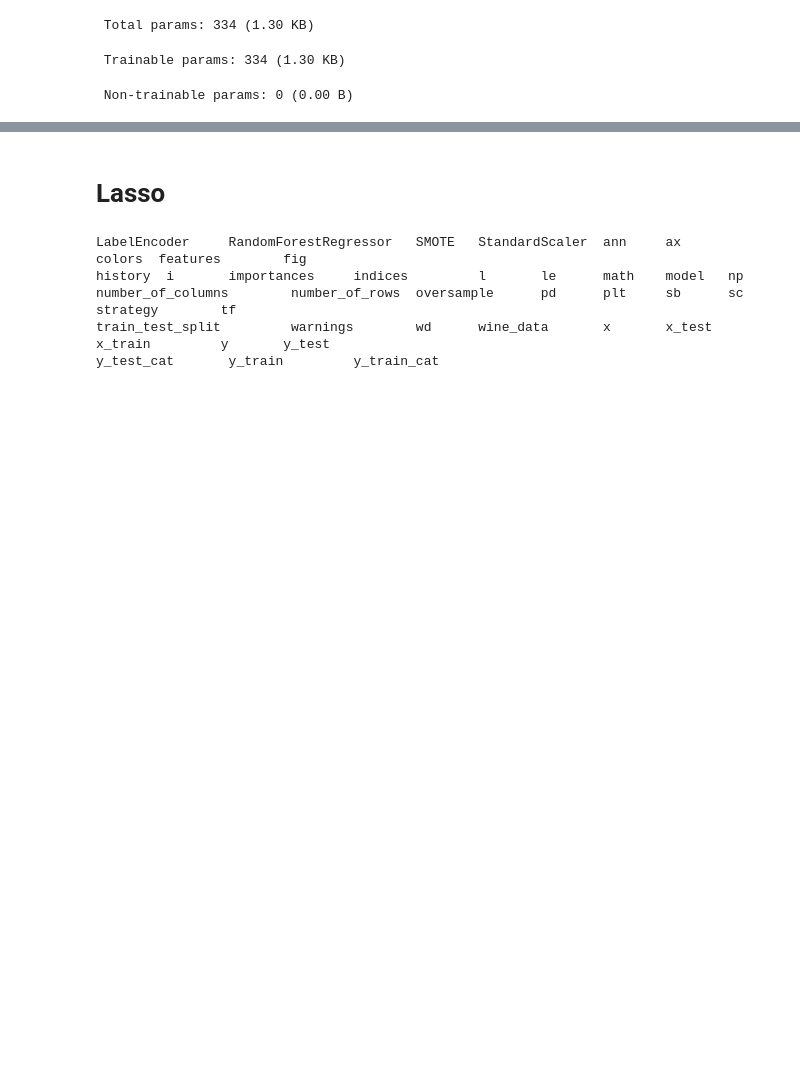
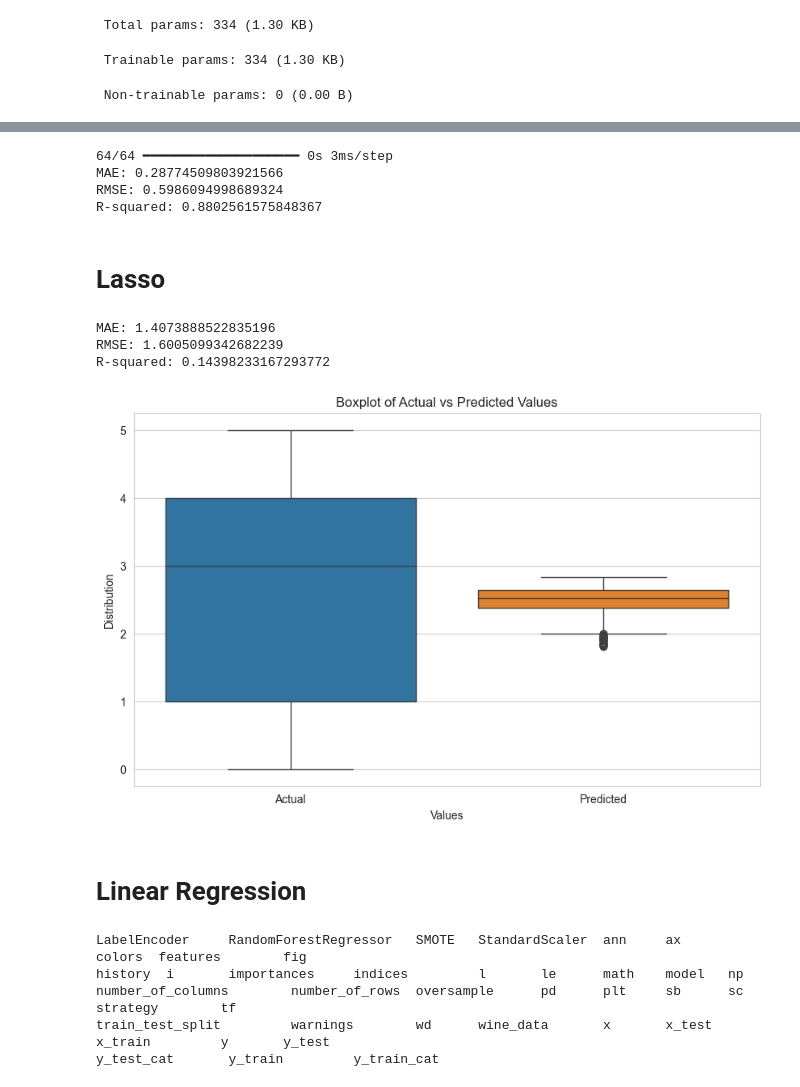
Before and after one commit to cuddles47/wine-quality-predict, a Jupyter notebook: wine_quality_prediction.ipynb, the cells around one changed output, grey strips where cells are left out. Saved outputs shown, nothing was run; the diff lists cells and outputs as text; code cells hidden in the pictures; blank space fills up the shorter version.

```diff
--- a/wine_quality_prediction.ipynb
+++ b/wine_quality_prediction.ipynb
@@ -318,2 +318,21 @@ plt.show()
+# %%
+from sklearn.metrics import mean_absolute_error, mean_squared_error, r2_score
+y_pred = ann.predict(x_test)
+# Chuyển đổi y_test_cat và y_pred từ one-hot encoding về nhãn
+y_test_labels = np.argmax(y_test_cat, axis=1)
+y_pred_labels = np.argmax(y_pred, axis=1)
+
+mae = mean_absolute_error(y_test_labels, y_pred_labels)
+rmse = np.sqrt(mean_squared_error(y_test_labels, y_pred_labels))
+r2 = r2_score(y_test_labels, y_pred_labels)
+
+print(f"MAE: {mae}")
+print(f"RMSE: {rmse}")
+print(f"R-squared: {r2}")
+# %% [output]
+64/64 ━━━━━━━━━━━━━━━━━━━━ 0s 3ms/step
+MAE: 0.28774509803921566
+RMSE: 0.5986094998689324
+R-squared: 0.8802561575848367
 # %% [markdown]
 # Lasso
@@ -320,3 +341,41 @@ plt.show()
+# %%
+lasso = Lasso(alpha=1.0)
+lasso.fit(x_train, y_train)
+y_pred_lasso = lasso.predict(x_test)
+# %%
+from sklearn.metrics import mean_absolute_error, mean_squared_error, r2_score
+y_pred = lasso.predict(x_test)
+
+# Tính toán các chỉ số
+mae = mean_absolute_error(y_test, y_pred)
+rmse = np.sqrt(mean_squared_error(y_test, y_pred))
+r2 = r2_score(y_test, y_pred)
+
+print(f"MAE: {mae}")
+print(f"RMSE: {rmse}")
+print(f"R-squared: {r2}")
+
+# Chuyển đổi y_test và y_pred thành mảng NumPy nếu cần
+y_test_np = np.array(y_test)
+y_pred_np = np.array(y_pred)
+
+# Tạo DataFrame chứa giá trị thực tế và giá trị dự đoán
+results = pd.DataFrame({'Actual': y_test_np.flatten(), 'Predicted': y_pred_np.flatten()})
+
+# Vẽ biểu đồ boxplot so sánh giá trị thực tế và giá trị dự đoán
+plt.figure(figsize=(10, 6))
+sb.boxplot(data=results)
+plt.xlabel('Values')
+plt.ylabel('Distribution')
+plt.title('Boxplot of Actual vs Predicted Values')
+plt.show()
+# %% [output]
+MAE: 1.4073888522835196
+RMSE: 1.6005099342682239
+R-squared: 0.14398233167293772
+[figure, added]
+# %% [markdown]
+# Linear Regression
 # %%
 %who
 # %% [output]
```
Also changed, not shown: parts of 7 cells of this notebook, 3 other files.
